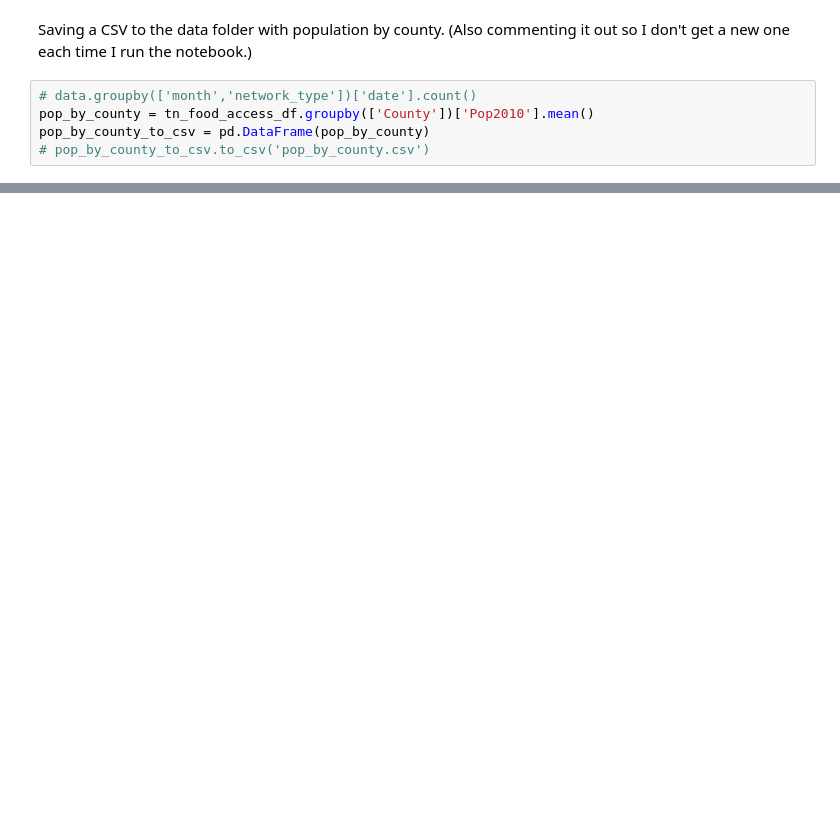
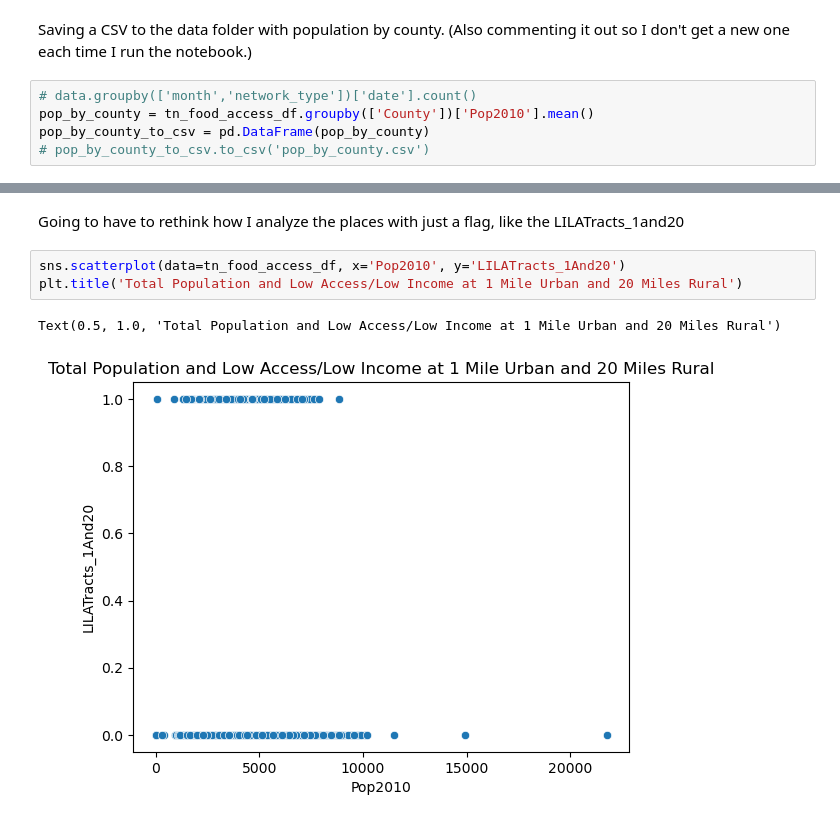
Before and after one commit to marthahunter/food-access, a Jupyter notebook: notebooks/2_food_access_eda_and_analysis.ipynb, the cells around one changed output, grey strips where cells are left out. Cells and saved outputs as stored; diff of their text form; blank space fills up the shorter version.

```diff
--- a/notebooks/2_food_access_eda_and_analysis.ipynb
+++ b/notebooks/2_food_access_eda_and_analysis.ipynb
@@ -119,0 +144,8 @@ plt.title='Total Population Count and Low Income Population'
+# %% [markdown]
+Going to have to rethink how I analyze the places with just a flag, like the LILATracts_1and20
+# %%
+sns.scatterplot(data=tn_food_access_df, x='Pop2010', y='LILATracts_1And20')
+plt.title('Total Population and Low Access/Low Income at 1 Mile Urban and 20 Miles Rural')
+# %% [output]
+Text(0.5, 1.0, 'Total Population and Low Access/Low Income at 1 Mile Urban and 20 Miles Rural')
+[figure, added]
```
Also changed, not shown: parts of 7 cells of this notebook, 1 other file.
